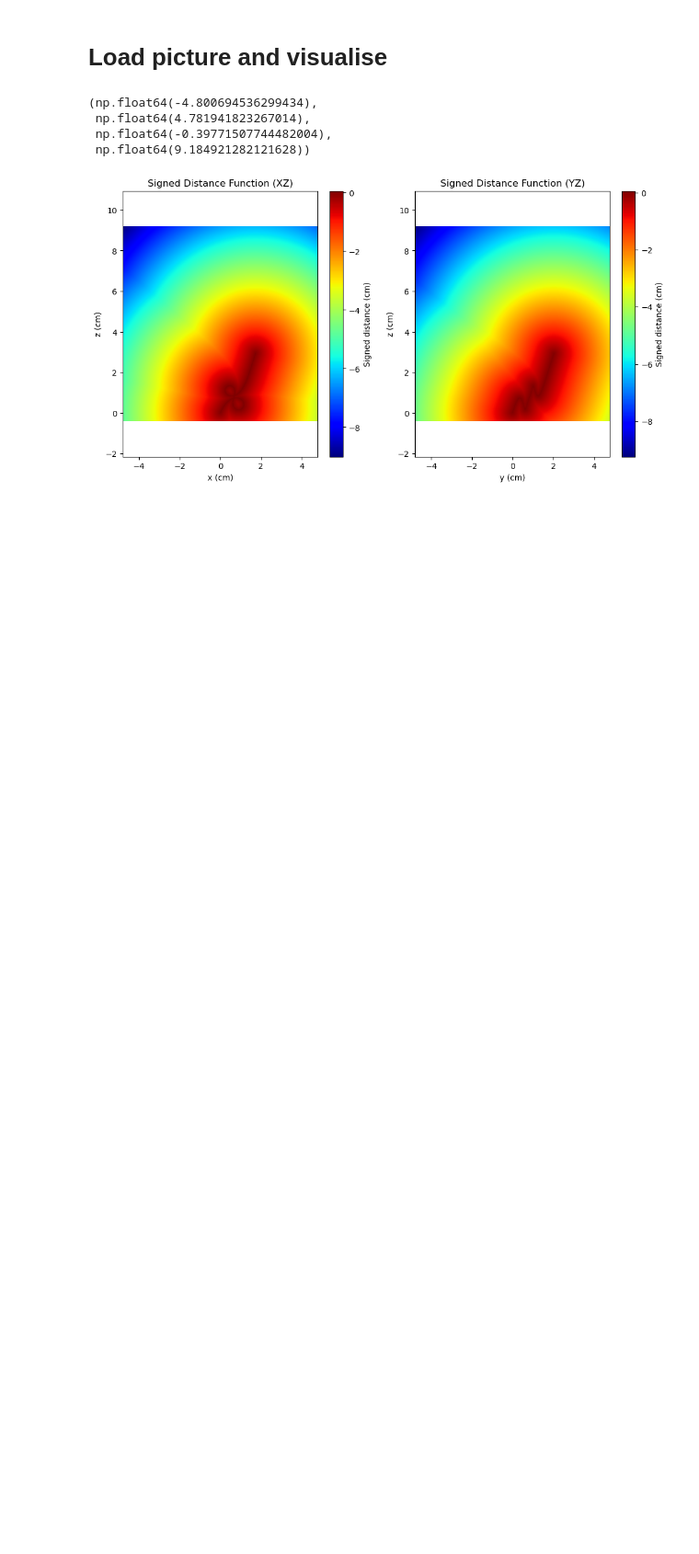
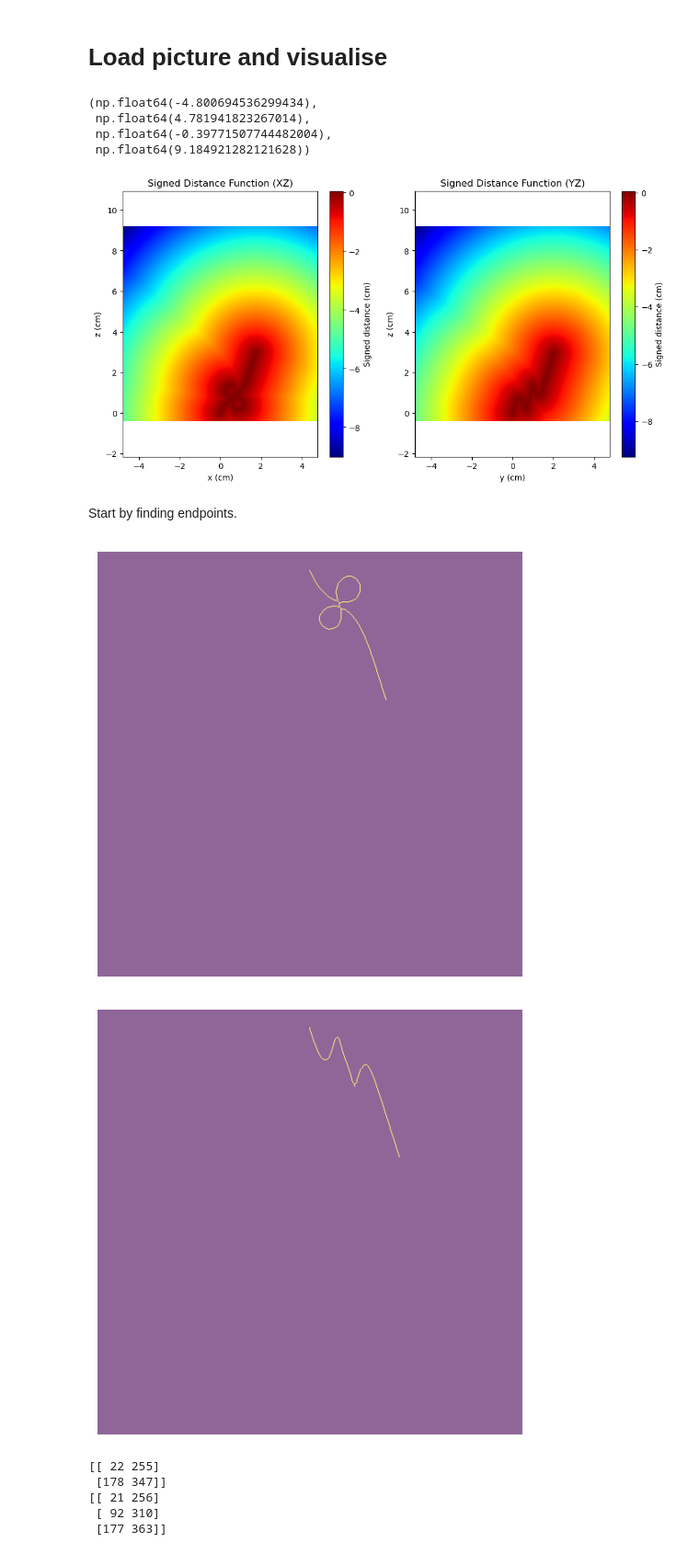
Before and after one commit to josef-lin/HFSP-dodder, a Jupyter notebook: src/data-reconstruction/data-reconstruction.ipynb, the cells around one changed output. Shown at 92% size. Saved outputs shown, nothing was run; the diff lists cells and outputs as text; code cells hidden in the pictures; blank space fills up the shorter version.

```diff
--- a/src/data-reconstruction/data-reconstruction.ipynb
+++ b/src/data-reconstruction/data-reconstruction.ipynb
@@ -103,3 +105,44 @@ phi_yz_interp = RegularGridInterpolator(
     bounds_error=False,
     fill_value=-np.inf
 )
+# %% [markdown]
+Start by finding endpoints.
+# %%
+from skimage.morphology import skeletonize
+from scipy.ndimage import convolve
+
+skel_xz = skeletonize(bin_xz)
+skel_yz = skeletonize(bin_yz)
+
+fig1, ax1 = plt.subplots(figsize=(6, 6))
+ax1.imshow(skel_xz, alpha=0.6, interpolation='bilinear')
+ax1.axis('off')
+plt.show()
+
+fig2, ax2 = plt.subplots(figsize=(6, 6))
+ax2.imshow(skel_yz, alpha=0.6, interpolation='bilinear')
+ax2.axis('off')
+plt.show()
+
+kernel = np.array([
+    [1,1,1],
+    [1,10,1],
+    [1,1,1]
+])
+
+nbrs_xz = convolve(skel_xz.astype(int), kernel, mode='constant')
+nbrs_yz = convolve(skel_yz.astype(int), kernel, mode='constant')
+
+endpoints_xz = np.argwhere(nbrs_xz == 11)
+endpoints_yz = np.argwhere(nbrs_yz == 11)
+
+print(endpoints_xz)
+print(endpoints_yz)
+# %% [output]
+[figure, added]
+[figure, added]
+[[ 22 255]
+ [178 347]]
+[[ 21 256]
+ [ 92 310]
+ [177 363]]
```
Also changed, not shown: parts of 17 cells of this notebook.
